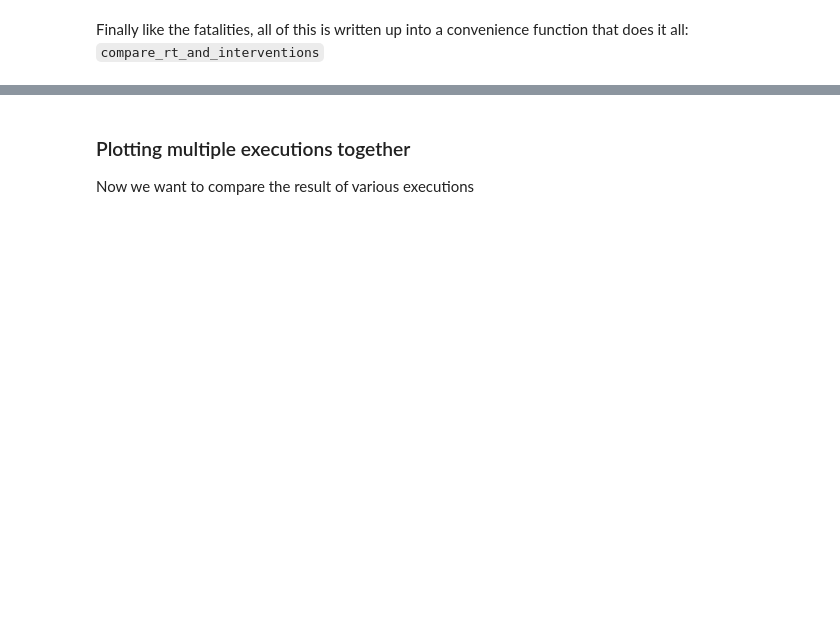
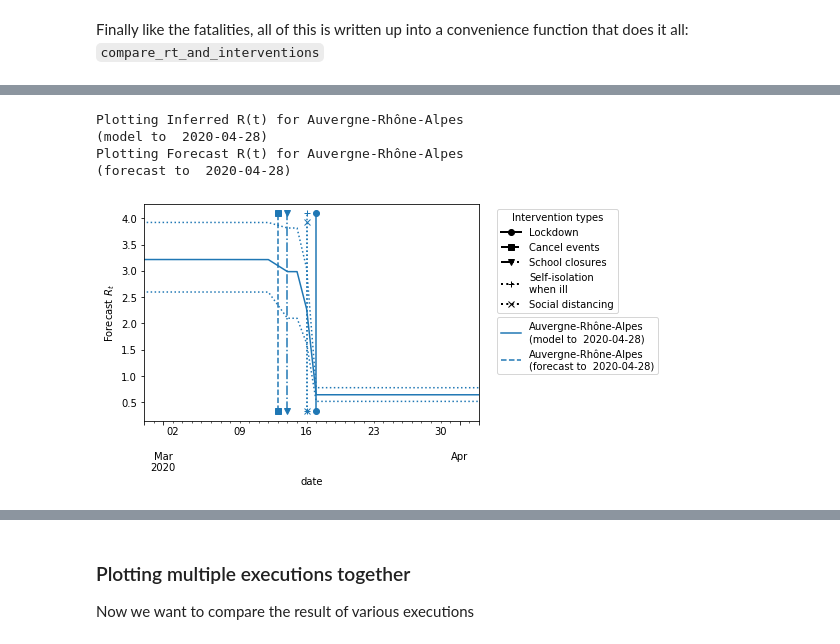
Before and after one commit to payoto/covid19model-fr-regions-results, a Jupyter notebook: data_example.ipynb, the cells around one changed output, grey strips where cells are left out. Drawn from its saved outputs; the diff is of its cells as text; code cells hidden in the pictures; blank space fills up the shorter version.

Commit message:
Update zone plots to work more reliably

```diff
--- a/data_example.ipynb
+++ b/data_example.ipynb
@@ -399,0 +411,10 @@ Plotting Forecast R(t) for United_Kingdom (forecast to 2020-04-28)
+# %%
+ax = compare_rt_and_interventions(
+    model.data, country_list=["Auvergne-Rhône-Alpes"])
+axis_date_limits(ax, "2020-02-28", "2020-04-03")
+# %% [output]
+Plotting Inferred R(t) for Auvergne-Rhône-Alpes
+(model to  2020-04-28)
+Plotting Forecast R(t) for Auvergne-Rhône-Alpes
+(forecast to  2020-04-28)
+[figure, added]
```
Also changed, not shown: parts of 18 cells of this notebook, 3 other files.
